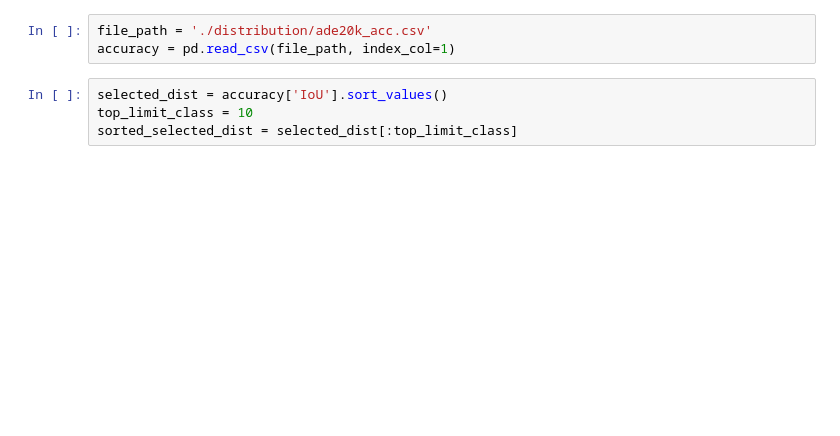
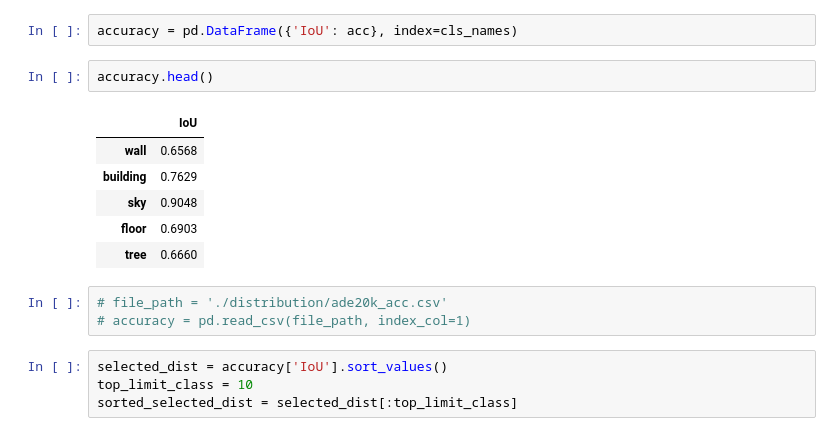
Before and after one commit to DoDucNhan/Copy-Paste-Augmentation-For-Segmentation, a Jupyter notebook: iou._distribution.ipynb, the cells around one changed output. Drawn from its saved outputs; the diff is of its cells as text; blank space fills up the shorter version.

```diff
--- a/iou._distribution.ipynb
+++ b/iou._distribution.ipynb
@@ -5,6 +22,17 @@ import matplotlib.pyplot as plt
+# %%
+accuracy = pd.DataFrame({'IoU': acc}, index=cls_names)
+# %%
+accuracy.head()
+# %% [output]
+|  | IoU |
+| wall | 0.6568 |
+| building | 0.7629 |
+| sky | 0.9048 |
+| floor | 0.6903 |
+| tree | 0.6660 |
 # %%
-file_path = './distribution/ade20k_acc.csv'
-accuracy = pd.read_csv(file_path, index_col=1)
+# file_path = './distribution/ade20k_acc.csv'
+# accuracy = pd.read_csv(file_path, index_col=1)
 # %%
 selected_dist = accuracy['IoU'].sort_values()
 top_limit_class = 10
```
Also changed, not shown: parts of 21 cells of this notebook, 13 other files.
